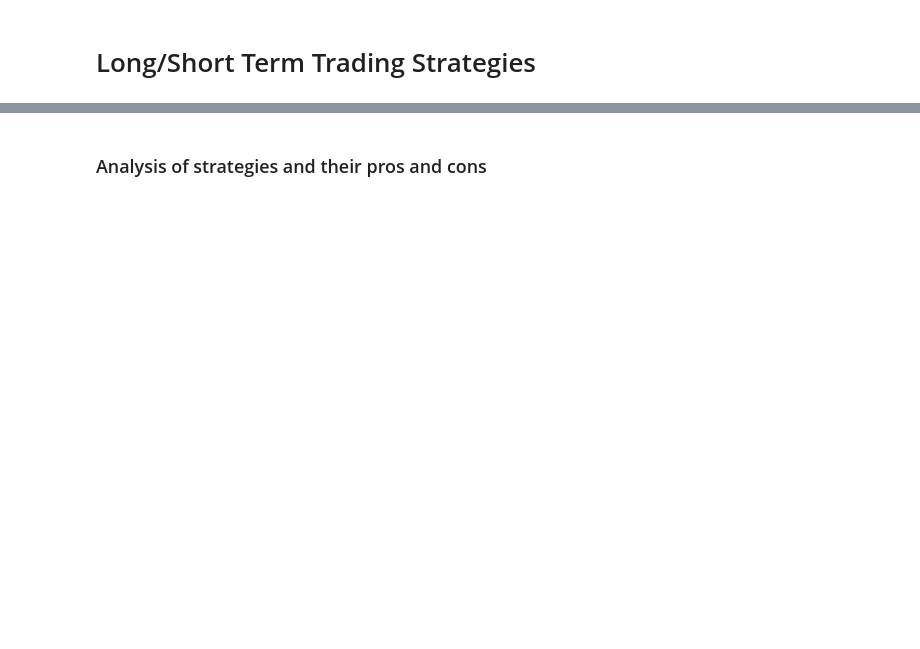
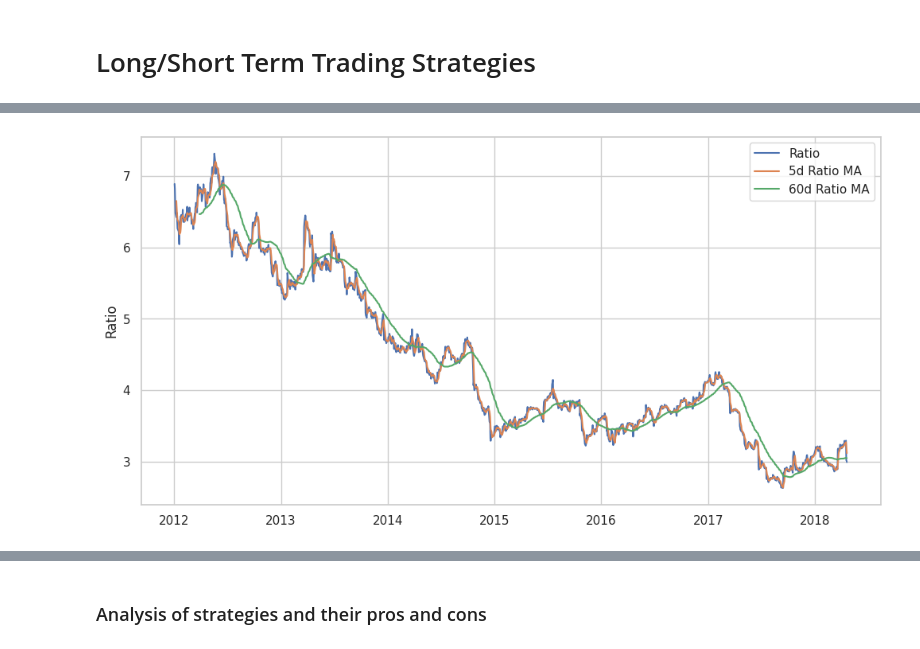
Before and after one commit to pmnerfed/capstone_option_trading, a Jupyter notebook: Review/Review.ipynb, the cells around one changed output, grey strips where cells are left out. Saved outputs shown, nothing was run; the diff lists cells and outputs as text; code cells hidden in the pictures; blank space fills up the shorter version.

```diff
--- a/Review/Review.ipynb
+++ b/Review/Review.ipynb
@@ -393,0 +145,18 @@ ImportError: cannot import name 'SmaCross' from 'strategies.sma' (/content/strat
+# %%
+train = ratios[:1585]
+test = ratios[1585:]
+# %%
+ratios_mavg5 = train.rolling(window=5, center=False).mean()
+ratios_mavg60 = train.rolling(window=60, center=False).mean()
+std_60 = train.rolling(window=60, center=False).std()
+zscore_60_5 = (ratios_mavg5 - ratios_mavg60)/std_60
+plt.figure(figsize=(12, 6))
+plt.plot(train.index, train.values)
+plt.plot(ratios_mavg5.index, ratios_mavg5.values)
+plt.plot(ratios_mavg60.index, ratios_mavg60.values)
+plt.legend(['Ratio', '5d Ratio MA', '60d Ratio MA'])
+
+plt.ylabel('Ratio')
+plt.show()
+# %% [output]
+[figure, added]
```
Also changed, not shown: parts of 60 cells of this notebook.
